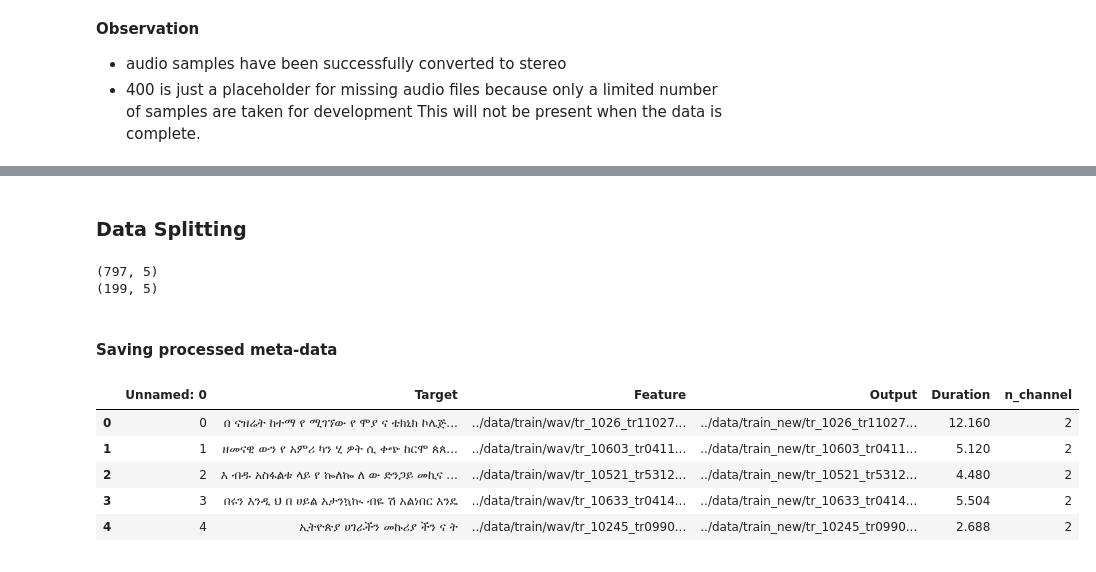
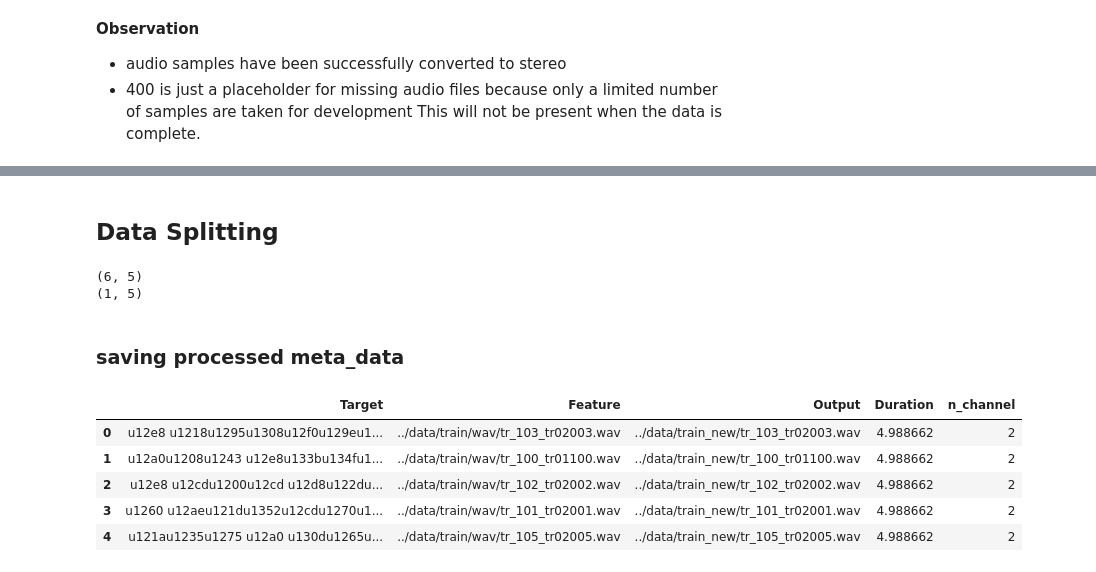
Before and after one commit to Micky373/speech_to_text, a Jupyter notebook: notebooks/preprocessing.ipynb, the cells around one changed output, grey strips where cells are left out. Drawn from its saved outputs; the diff is of its cells as text; code cells hidden in the pictures.

```diff
--- a/notebooks/preprocessing.ipynb
+++ b/notebooks/preprocessing.ipynb
@@ -113,0 +115,7 @@ maximum duration: 19.0
+# %%
+DC.resize_pad_trunc(meta_data, 5000)
+# %%
+# checking truncated result
+meta_data= DC.add_duration(meta_data, output= True)
+selection = meta_data[meta_data["Duration"] != 400]
+selection.head()
@@ -141,5 +161,0 @@ DC.make_stereo(meta_data)
-# %%
-# checking number of channels again
-
-meta_data= DC.channel_count(meta_data, True)
-meta_data["n_channel"].value_counts()
@@ -149,0 +162,8 @@ Name: n_channel, dtype: int64
+# %%
+# making sure everything is right
+data =  wave.open('../data/train_new/tr_10_tr01010.wav')
+print("the parameters are: ", data.getparams())
+meta_data= DC.add_duration(meta_data, output= True)
+meta_data= DC.channel_count(meta_data, output= True)
+selection = meta_data[meta_data["Duration"] != 400]
+selection.head()
@@ -185,16 +218,16 @@ DV.plot_spec(data=samples,sr=sample_rate)
 # %% [markdown]
-### Data Splitting
+## Data Splitting
 # %%
 # shuffling and splitting data
 
-df = DC.split(meta_data, 80, 2)
-train = df[0]
-test = df[1]
+dfs = DC.split(meta_data, 80, 2)
+train = dfs[0]
+test = dfs[1]
 print(train.shape)
 print(test.shape)
 # %% [output]
-(797, 5)
-(199, 5)
+(6, 5)
+(1, 5)
-# %% [markdown]
-#### Saving processed meta-data
+# %% [markdown]
+### saving processed meta_data
 # %%
@@ -205,12 +238,12 @@ DC.meta_saver(test, "../data/test_meta.csv", "csv")
 # %%
-# loading and checking csv data
+# loading and checking json data
 
-train_df = DC.meta_loader("../data/train_meta.csv", "csv")
-train_df.head()
+test_df = DC.meta_loader("../data/train_meta.json", "json")
+test_df.head()
 # %% [output]
-|  | Unnamed: 0 | Target | Feature | Output | Duration | n_channel |
-| 0 | 0 | በ ናዝሬት ከተማ የ ሚገኘው የ ሞያ ና ቴክኒክ ኮሌጅ... | ../data/train/wav/tr_1026_tr11027... | ../data/train_new/tr_1026_tr11027... | 12.160 | 2 |
-| 1 | 1 | ዘመናዊ ውን የ አምሪ ካን ሂ ዎት ሲ ቀጭ ከርሞ ጰጰ... | ../data/train/wav/tr_10603_tr0411... | ../data/train_new/tr_10603_tr0411... | 5.120 | 2 |
-| 2 | 2 | እ ብዱ አስፋልቱ ላይ የ ኰለኰ ለ ው ድንጋይ መኪና ... | ../data/train/wav/tr_10521_tr5312... | ../data/train_new/tr_10521_tr5312... | 4.480 | 2 |
-| 3 | 3 | በሩን እንዲ ህ በ ሀይል አታንኳኲ ብዬ ሽ አልነበር እንዴ | ../data/train/wav/tr_10633_tr0414... | ../data/train_new/tr_10633_tr0414... | 5.504 | 2 |
-| 4 | 4 | ኢትዮጵያ ሀገራችን መኩሪያ ችን ና ት | ../data/train/wav/tr_10245_tr0990... | ../data/train_new/tr_10245_tr0990... | 2.688 | 2 |
+|  | Target | Feature | Output | Duration | n_channel |
+| 0 | u12e8 u1218u1295u1308u12f0u129eu1... | ../data/train/wav/tr_103_tr02003.wav | ../data/train_new/tr_103_tr02003.wav | 4.988662 | 2 |
+| 1 | u12a0u1208u1243 u12e8u133bu134fu1... | ../data/train/wav/tr_100_tr01100.wav | ../data/train_new/tr_100_tr01100.wav | 4.988662 | 2 |
+| 2 | u12e8 u12cdu1200u12cd u12d8u122du... | ../data/train/wav/tr_102_tr02002.wav | ../data/train_new/tr_102_tr02002.wav | 4.988662 | 2 |
+| 3 | u1260 u12aeu121du1352u12cdu1270u1... | ../data/train/wav/tr_101_tr02001.wav | ../data/train_new/tr_101_tr02001.wav | 4.988662 | 2 |
+| 4 | u121au1235u1275 u12a0 u130du1265u... | ../data/train/wav/tr_105_tr02005.wav | ../data/train_new/tr_105_tr02005.wav | 4.988662 | 2 |
```
Also changed, not shown: parts of 27 cells of this notebook, 5 other files.
